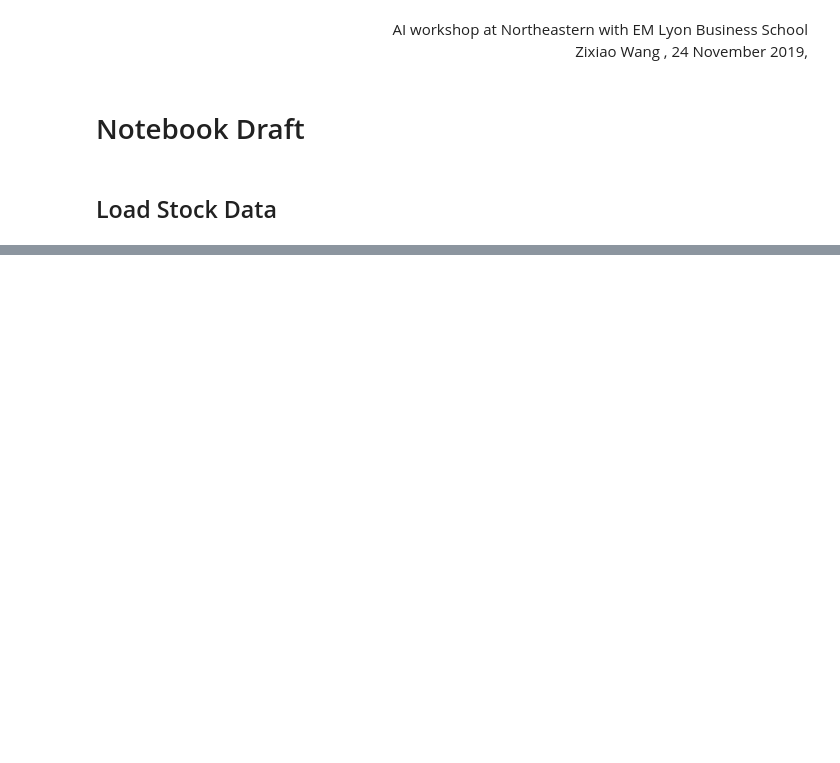
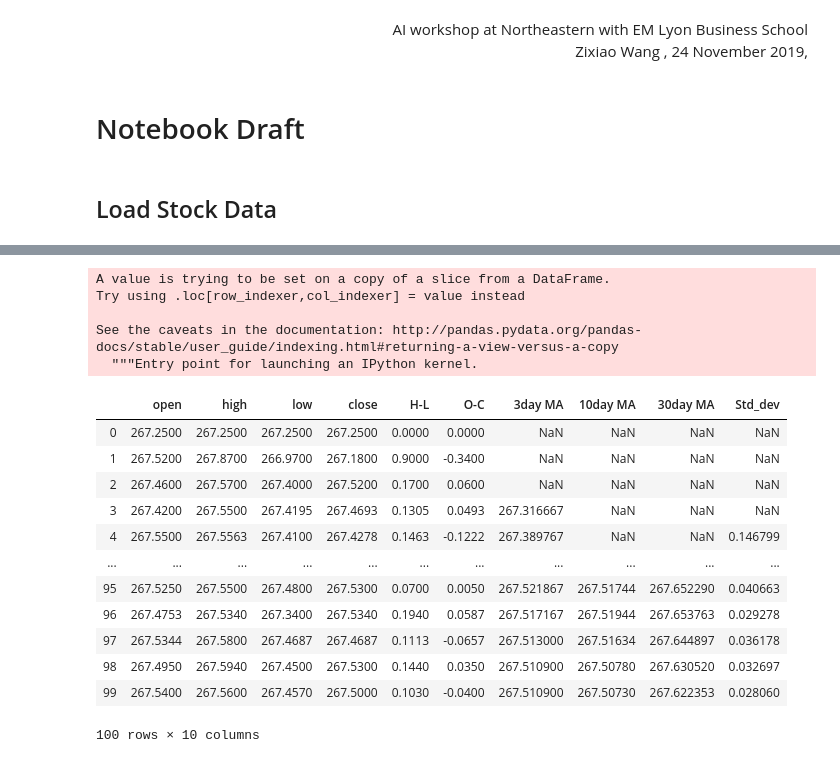
Before and after one commit to Brickea/AIWorkShop, a Jupyter notebook: TensorflowRL/Notebook Draft.ipynb, the cells around one changed output, grey strips where cells are left out. Cells and saved outputs as stored; diff of their text form; code cells hidden in the pictures; blank space fills up the shorter version.

```diff
--- a/TensorflowRL/Notebook Draft.ipynb
+++ b/TensorflowRL/Notebook Draft.ipynb
@@ -113,0 +102,29 @@ for i in range(num_episodes):
+# %%
+used_dataset['H-L'] = used_dataset['high'] - used_dataset['low']
+used_dataset['O-C'] = used_dataset['close'] - used_dataset['open']
+used_dataset['3day MA'] = used_dataset['close'].shift(1).rolling(window = 3).mean()
+used_dataset['10day MA'] = used_dataset['close'].shift(1).rolling(window = 10).mean()
+used_dataset['30day MA'] = used_dataset['close'].shift(1).rolling(window = 30).mean()
+used_dataset['Std_dev']= used_dataset['close'].rolling(5).std()
+# %% [output]
+A value is trying to be set on a copy of a slice from a DataFrame.
+Try using .loc[row_indexer,col_indexer] = value instead
+
+See the caveats in the documentation: http://pandas.pydata.org/pandas-docs/stable/user_guide/indexing.html#returning-a-view-versus-a-copy
+  """Entry point for launching an IPython kernel.
+# %%
+used_dataset.head(100)
+# %% [output]
+|  | open | high | low | close | H-L | O-C | 3day MA | 10day MA | 30day MA | Std_dev |
+| 0 | 267.2500 | 267.2500 | 267.2500 | 267.2500 | 0.0000 | 0.0000 | NaN | NaN | NaN | NaN |
+| 1 | 267.5200 | 267.8700 | 266.9700 | 267.1800 | 0.9000 | -0.3400 | NaN | NaN | NaN | NaN |
+| 2 | 267.4600 | 267.5700 | 267.4000 | 267.5200 | 0.1700 | 0.0600 | NaN | NaN | NaN | NaN |
+| 3 | 267.4200 | 267.5500 | 267.4195 | 267.4693 | 0.1305 | 0.0493 | 267.316667 | NaN | NaN | NaN |
+| 4 | 267.5500 | 267.5563 | 267.4100 | 267.4278 | 0.1463 | -0.1222 | 267.389767 | NaN | NaN | 0.146799 |
+| ... | ... | ... | ... | ... | ... | ... | ... | ... | ... | ... |
+| 95 | 267.5250 | 267.5500 | 267.4800 | 267.5300 | 0.0700 | 0.0050 | 267.521867 | 267.51744 | 267.652290 | 0.040663 |
+| 96 | 267.4753 | 267.5340 | 267.3400 | 267.5340 | 0.1940 | 0.0587 | 267.517167 | 267.51944 | 267.653763 | 0.029278 |
+| 97 | 267.5344 | 267.5800 | 267.4687 | 267.4687 | 0.1113 | -0.0657 | 267.513000 | 267.51634 | 267.644897 | 0.036178 |
+| 98 | 267.4950 | 267.5940 | 267.4500 | 267.5300 | 0.1440 | 0.0350 | 267.510900 | 267.50780 | 267.630520 | 0.032697 |
+| 99 | 267.5400 | 267.5600 | 267.4570 | 267.5000 | 0.1030 | -0.0400 | 267.510900 | 267.50730 | 267.622353 | 0.028060 |
+100 rows × 10 columns
```
Also changed, not shown: parts of 39 cells of this notebook, 1 other file.
